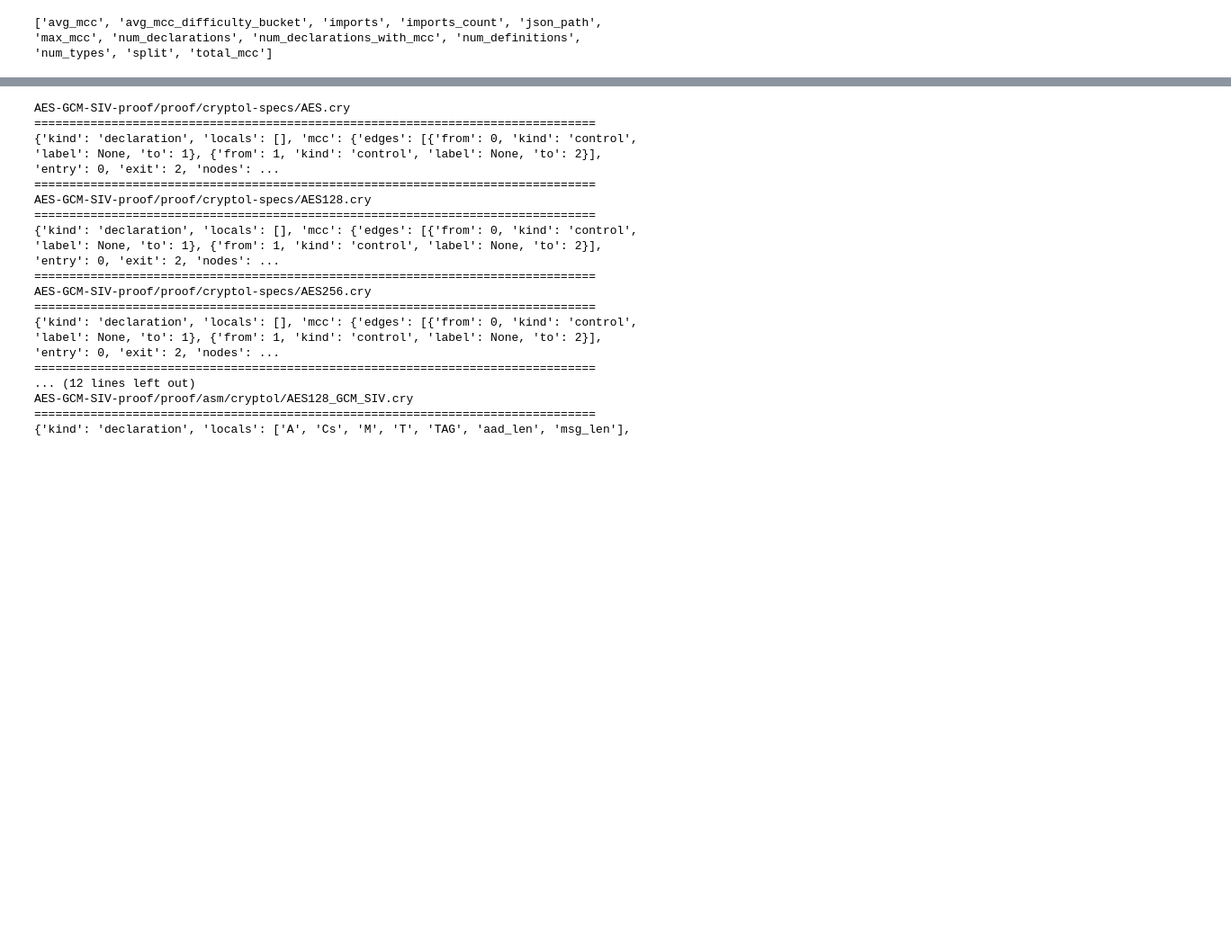
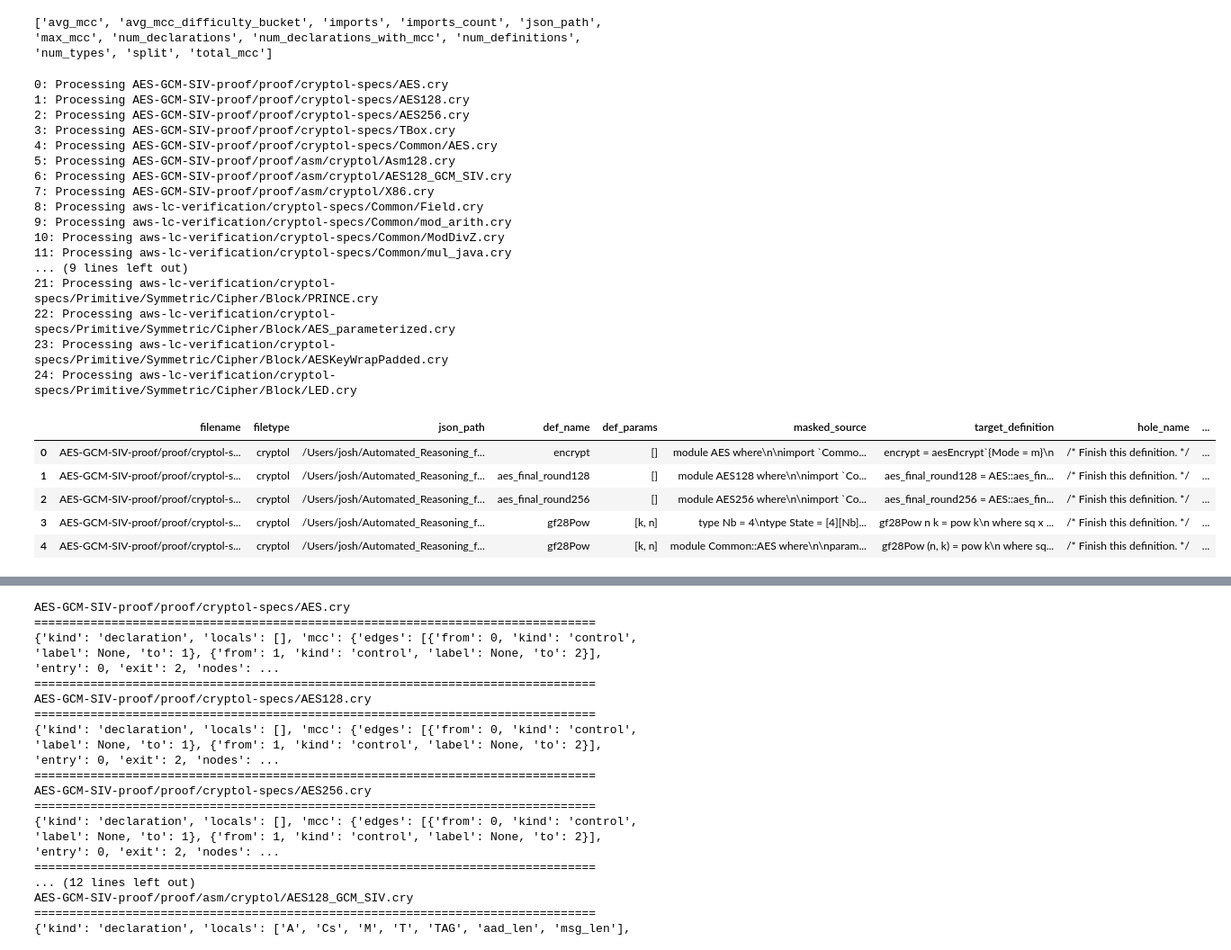
Before and after one commit to jo5huar3/DataPreprocess, a Jupyter notebook: notebooks/06B_Generate-MASK_DEF-Examples.ipynb, the cells around one changed output, grey strips where cells are left out. Shown at 90% size. Saved outputs shown, nothing was run; the diff lists cells and outputs as text; code cells hidden in the pictures; blank space fills up the shorter version.

Commit message:
Masked example instruction is functional.

```diff
--- a/notebooks/06B_Generate-MASK_DEF-Examples.ipynb
+++ b/notebooks/06B_Generate-MASK_DEF-Examples.ipynb
@@ -57,0 +38,36 @@ template = TemplateBundle(
+# %%
+from src.data_s.util import build_masked_examples_df
+
+masked_df = build_masked_examples_df(source_code_df=source_code_df.iloc[:25])
+
+masked_df = masked_df.merge(
+    mcc_df[["filename", "num_declarations", "total_mcc"]],
+    on="filename",
+    how="left"
+)
+
+masked_df.head()
+# %% [output]
+0: Processing AES-GCM-SIV-proof/proof/cryptol-specs/AES.cry
+1: Processing AES-GCM-SIV-proof/proof/cryptol-specs/AES128.cry
+2: Processing AES-GCM-SIV-proof/proof/cryptol-specs/AES256.cry
+3: Processing AES-GCM-SIV-proof/proof/cryptol-specs/TBox.cry
+4: Processing AES-GCM-SIV-proof/proof/cryptol-specs/Common/AES.cry
+5: Processing AES-GCM-SIV-proof/proof/asm/cryptol/Asm128.cry
+6: Processing AES-GCM-SIV-proof/proof/asm/cryptol/AES128_GCM_SIV.cry
+7: Processing AES-GCM-SIV-proof/proof/asm/cryptol/X86.cry
+8: Processing aws-lc-verification/cryptol-specs/Common/Field.cry
+9: Processing aws-lc-verification/cryptol-specs/Common/mod_arith.cry
+10: Processing aws-lc-verification/cryptol-specs/Common/ModDivZ.cry
+11: Processing aws-lc-verification/cryptol-specs/Common/mul_java.cry
+... (9 lines left out)
+21: Processing aws-lc-verification/cryptol-specs/Primitive/Symmetric/Cipher/Block/PRINCE.cry
+22: Processing aws-lc-verification/cryptol-specs/Primitive/Symmetric/Cipher/Block/AES_parameterized.cry
+23: Processing aws-lc-verification/cryptol-specs/Primitive/Symmetric/Cipher/Block/AESKeyWrapPadded.cry
+24: Processing aws-lc-verification/cryptol-specs/Primitive/Symmetric/Cipher/Block/LED.cry
+|  | filename | filetype | json_path | def_name | def_params | masked_source | target_definition | hole_name | ... |
+| 0 | AES-GCM-SIV-proof/proof/cryptol-s... | cryptol | /Users/josh/Automated_Reasoning_f... | encrypt | [] | module AES where\n\nimport `Commo... | encrypt = aesEncrypt`{Mode = m}\n | /* Finish this definition. */ | ... |
+| 1 | AES-GCM-SIV-proof/proof/cryptol-s... | cryptol | /Users/josh/Automated_Reasoning_f... | aes_final_round128 | [] | module AES128 where\n\nimport `Co... | aes_final_round128 = AES::aes_fin... | /* Finish this definition. */ | ... |
+| 2 | AES-GCM-SIV-proof/proof/cryptol-s... | cryptol | /Users/josh/Automated_Reasoning_f... | aes_final_round256 | [] | module AES256 where\n\nimport `Co... | aes_final_round256 = AES::aes_fin... | /* Finish this definition. */ | ... |
+| 3 | AES-GCM-SIV-proof/proof/cryptol-s... | cryptol | /Users/josh/Automated_Reasoning_f... | gf28Pow | [k, n] | type Nb = 4\ntype State = [4][Nb]... | gf28Pow n k = pow k\n where sq x ... | /* Finish this definition. */ | ... |
+| 4 | AES-GCM-SIV-proof/proof/cryptol-s... | cryptol | /Users/josh/Automated_Reasoning_f... | gf28Pow | [k, n] | module Common::AES where\n\nparam... | gf28Pow (n, k) = pow k\n where sq... | /* Finish this definition. */ | ... |
```
Also changed, not shown: parts of 5 cells of this notebook, 6 other files.
